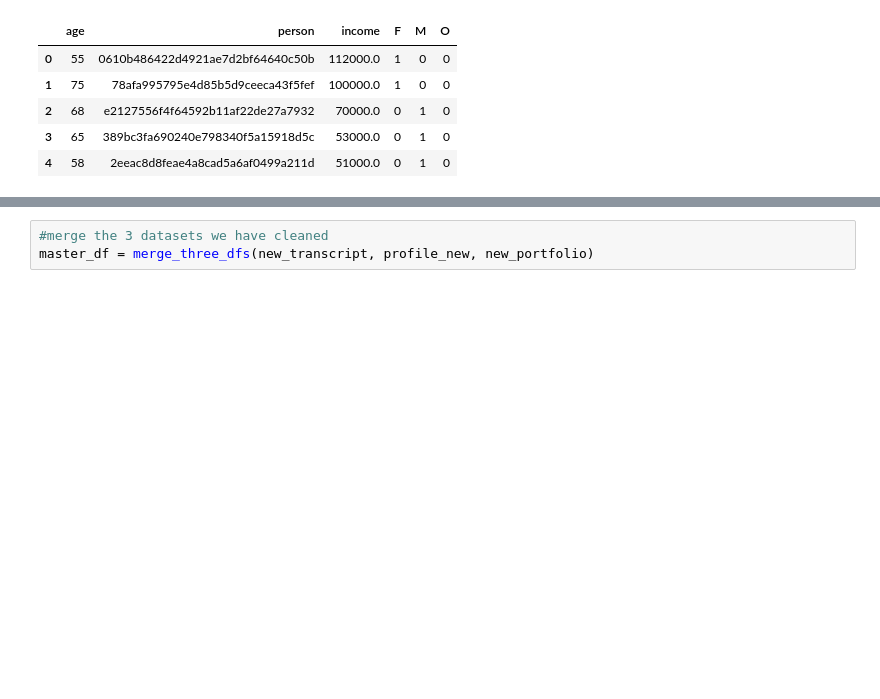
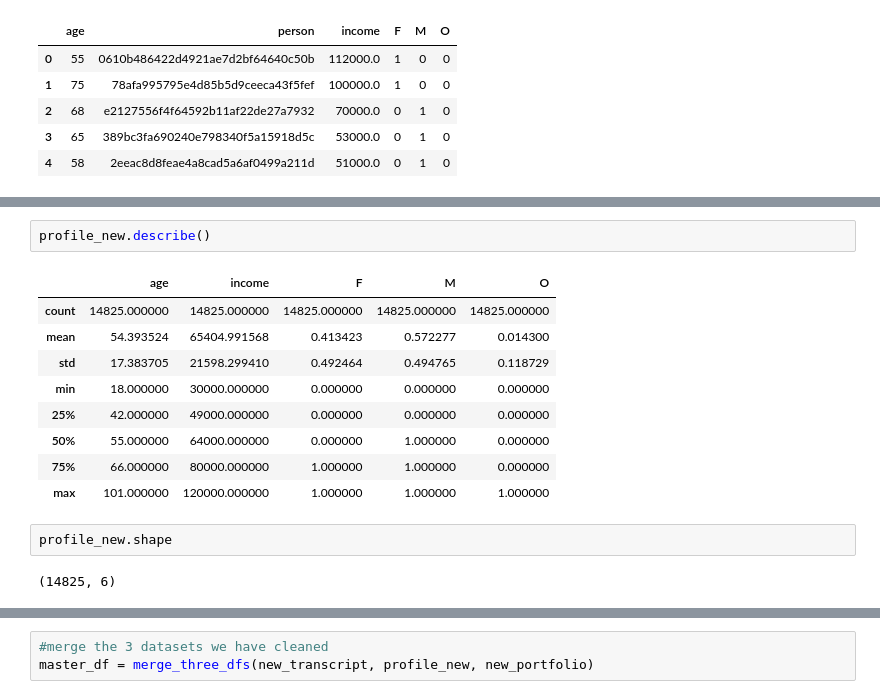
Before and after one commit to robwinter96/Starbucks-Capstone-Project, a Jupyter notebook: Starbucks_Capstone_notebook.ipynb, the cells around one changed output, grey strips where cells are left out. Cells and saved outputs as stored; diff of their text form; blank space fills up the shorter version.

```diff
--- a/Starbucks_Capstone_notebook.ipynb
+++ b/Starbucks_Capstone_notebook.ipynb
@@ -469,3 +530,19 @@ profile_new.head()
+# %%
+profile_new.describe()
+# %% [output]
+|  | age | income | F | M | O |
+| count | 14825.000000 | 14825.000000 | 14825.000000 | 14825.000000 | 14825.000000 |
+| mean | 54.393524 | 65404.991568 | 0.413423 | 0.572277 | 0.014300 |
+| std | 17.383705 | 21598.299410 | 0.492464 | 0.494765 | 0.118729 |
+| min | 18.000000 | 30000.000000 | 0.000000 | 0.000000 | 0.000000 |
+| 25% | 42.000000 | 49000.000000 | 0.000000 | 0.000000 | 0.000000 |
+| 50% | 55.000000 | 64000.000000 | 0.000000 | 1.000000 | 0.000000 |
+| 75% | 66.000000 | 80000.000000 | 1.000000 | 1.000000 | 0.000000 |
+| max | 101.000000 | 120000.000000 | 1.000000 | 1.000000 | 1.000000 |
+# %%
+profile_new.shape
+# %% [output]
+(14825, 6)
 # %%
 # check the transcript dataframe
 transcript.head()
```
Also changed, not shown: parts of 18 cells of this notebook.
